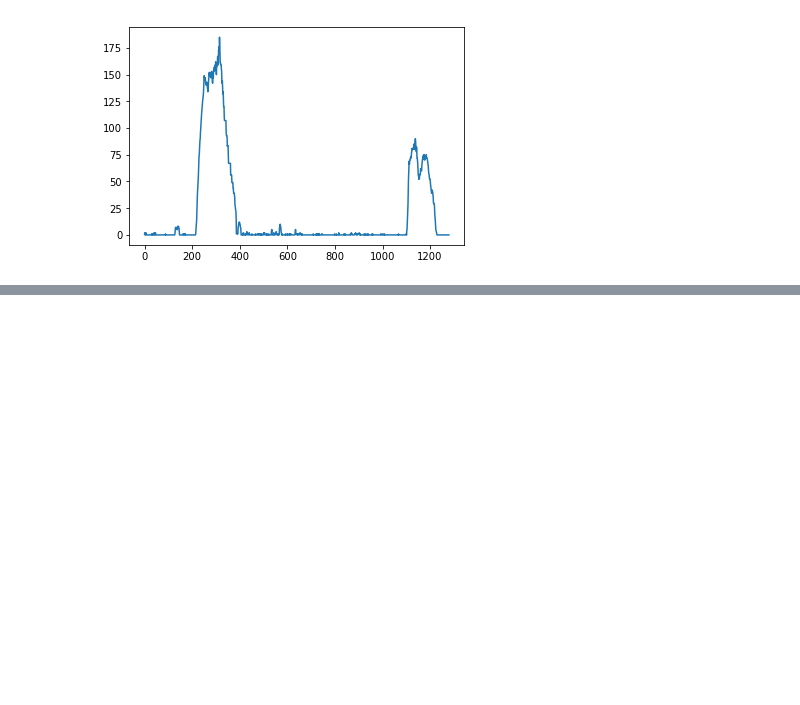
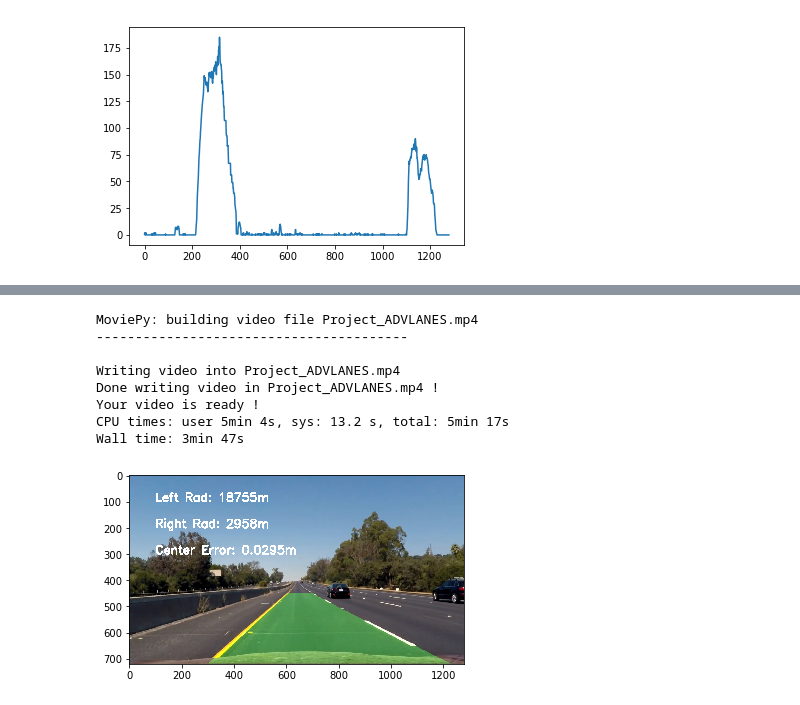
Before and after one commit to GuiBo79/CarND-Advanced-Lane-Lines, a Jupyter notebook: adv_lanes.ipynb, the cells around one changed output, grey strips where cells are left out. Cells and saved outputs as stored; diff of their text form; code cells hidden in the pictures; blank space fills up the shorter version.

```diff
--- a/adv_lanes.ipynb
+++ b/adv_lanes.ipynb
@@ -297,0 +445,34 @@ find_lanes(result)
+# %%
+# Import everything needed to edit/save/watch video clips
+from moviepy.editor import VideoFileClip
+from IPython.display import HTML
+
+def process_image(image):
+
+    result=advanced_lane_lines(image)
+
+
+    return result
+# %%
+white_output = 'Project_ADVLANES.mp4'
+## To speed up the testing process you may want to try your pipeline on a shorter subclip of the video
+## To do so add .subclip(start_second,end_second) to the end of the line below
+## Where start_second and end_second are integer values representing the start and end of the subclip
+## You may also uncomment the following line for a subclip of the first 5 seconds
+#clip1 = VideoFileClip("project_video.mp4").subclip(0,5)
+clip1 = VideoFileClip("project_video.mp4")
+white_clip = clip1.fl_image(process_image) #NOTE: this function expects color images!!
+%time white_clip.write_videofile(white_output, audio=False)
+#trace_lanes('test_images/solidWhiteRight.jpg')
+
+#print(type(white_clip))
+# %% [output]
+MoviePy: building video file Project_ADVLANES.mp4
+----------------------------------------
+
+Writing video into Project_ADVLANES.mp4
+Done writing video in Project_ADVLANES.mp4 !
+Your video is ready !
+CPU times: user 5min 4s, sys: 13.2 s, total: 5min 17s
+Wall time: 3min 47s
+[figure, added]
```
Also changed, not shown: parts of 15 cells of this notebook, 3 other files.
